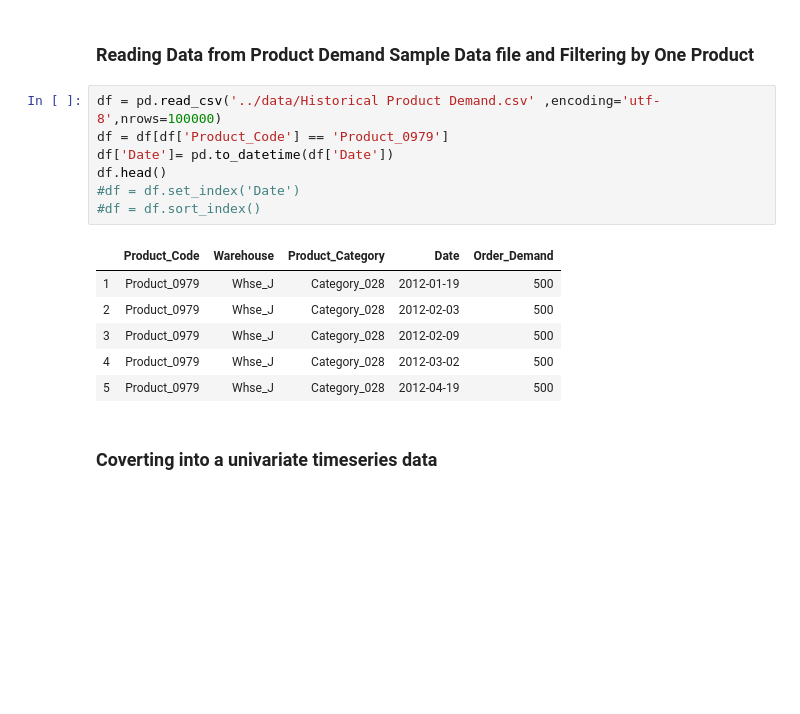
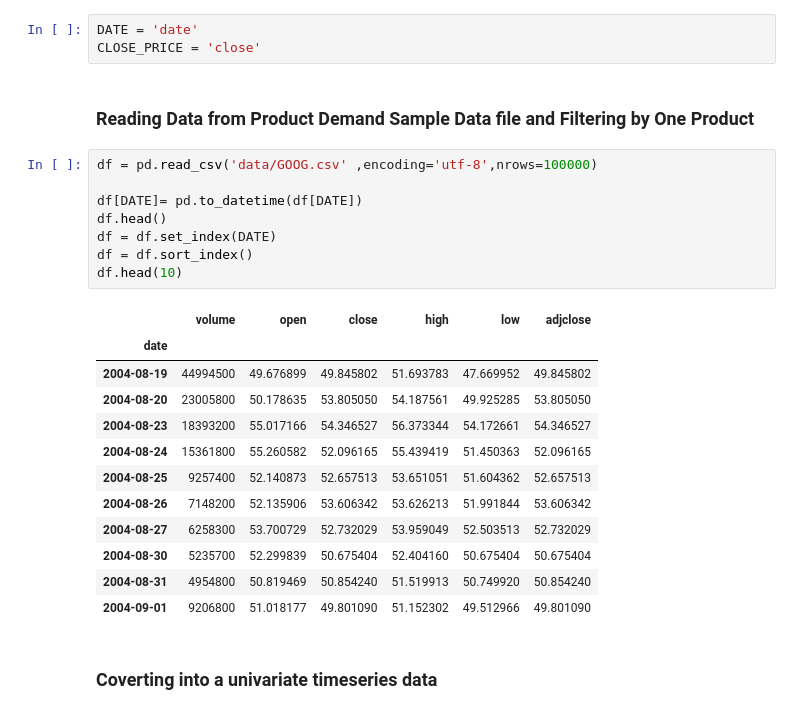
Before and after one commit to Farnam-Street/farnam-street-ml-prototypes, a Jupyter notebook: timeseries/LSTM_timeseries.ipynb, the cells around one changed output. Saved outputs shown, nothing was run; the diff lists cells and outputs as text; blank space fills up the shorter version.

```diff
--- a/timeseries/LSTM_timeseries.ipynb
+++ b/timeseries/LSTM_timeseries.ipynb
@@ -16,19 +18,29 @@ from keras.layers import LSTM
+# %%
+DATE = 'date'
+CLOSE_PRICE = 'close'
 # %% [markdown]
 ### Reading Data from Product Demand Sample Data file and Filtering by One Product
 # %%
-df = pd.read_csv('../data/Historical Product Demand.csv' ,encoding='utf-8',nrows=100000)
-df = df[df['Product_Code'] == 'Product_0979']
-df['Date']= pd.to_datetime(df['Date'])
+df = pd.read_csv('data/GOOG.csv' ,encoding='utf-8',nrows=100000)
+
+df[DATE]= pd.to_datetime(df[DATE])
 df.head()
-#df = df.set_index('Date')
-#df = df.sort_index()
+df = df.set_index(DATE)
+df = df.sort_index()
+df.head(10)
 # %% [output]
-|  | Product_Code | Warehouse | Product_Category | Date | Order_Demand |
-| 1 | Product_0979 | Whse_J | Category_028 | 2012-01-19 | 500 |
-| 2 | Product_0979 | Whse_J | Category_028 | 2012-02-03 | 500 |
-| 3 | Product_0979 | Whse_J | Category_028 | 2012-02-09 | 500 |
-| 4 | Product_0979 | Whse_J | Category_028 | 2012-03-02 | 500 |
-| 5 | Product_0979 | Whse_J | Category_028 | 2012-04-19 | 500 |
+|  | volume | open | close | high | low | adjclose |
+| date |  |  |  |  |  |  |
+| 2004-08-19 | 44994500 | 49.676899 | 49.845802 | 51.693783 | 47.669952 | 49.845802 |
+| 2004-08-20 | 23005800 | 50.178635 | 53.805050 | 54.187561 | 49.925285 | 53.805050 |
+| 2004-08-23 | 18393200 | 55.017166 | 54.346527 | 56.373344 | 54.172661 | 54.346527 |
+| 2004-08-24 | 15361800 | 55.260582 | 52.096165 | 55.439419 | 51.450363 | 52.096165 |
+| 2004-08-25 | 9257400 | 52.140873 | 52.657513 | 53.651051 | 51.604362 | 52.657513 |
+| 2004-08-26 | 7148200 | 52.135906 | 53.606342 | 53.626213 | 51.991844 | 53.606342 |
+| 2004-08-27 | 6258300 | 53.700729 | 52.732029 | 53.959049 | 52.503513 | 52.732029 |
+| 2004-08-30 | 5235700 | 52.299839 | 50.675404 | 52.404160 | 50.675404 | 50.675404 |
+| 2004-08-31 | 4954800 | 50.819469 | 50.854240 | 51.519913 | 50.749920 | 50.854240 |
+| 2004-09-01 | 9206800 | 51.018177 | 49.801090 | 51.152302 | 49.512966 | 49.801090 |
 # %% [markdown]
 ### Coverting into a univariate timeseries data
 # %%
```
Also changed, not shown: parts of 6 cells of this notebook.
